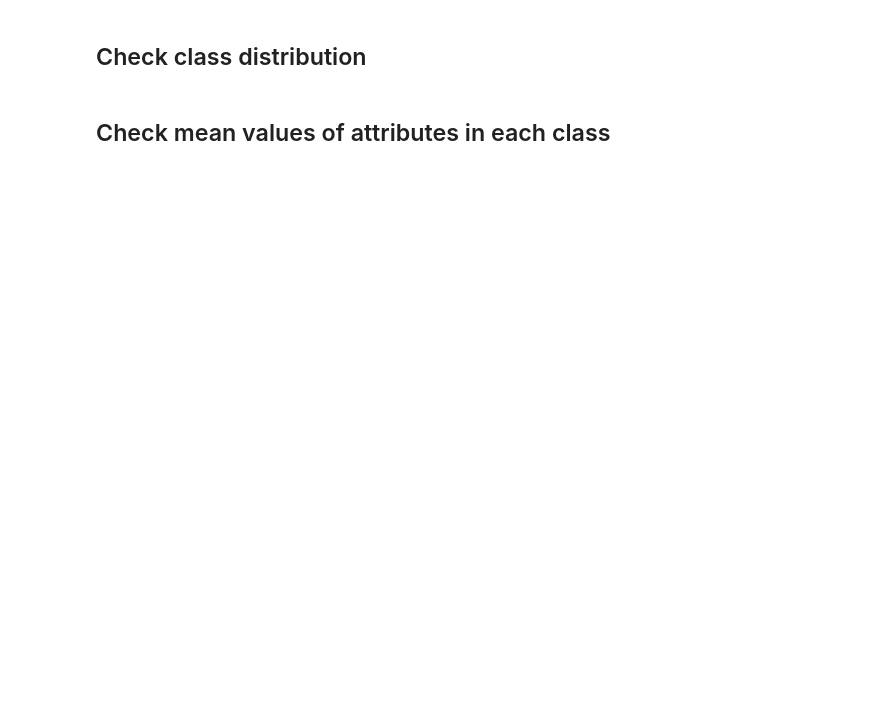
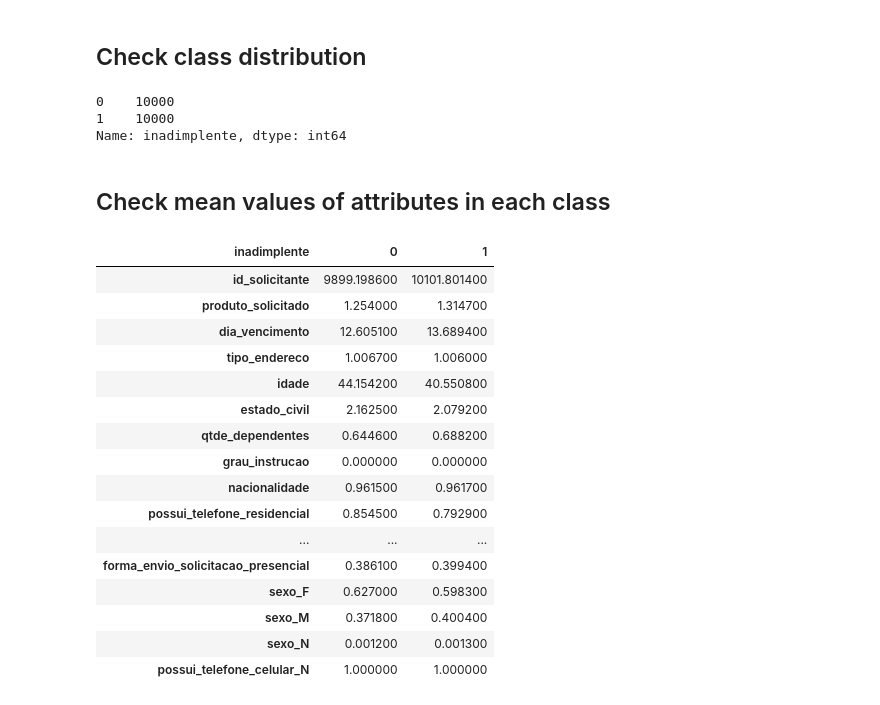
Before and after one commit to lucas-inocencio/Machine-Learning, a Jupyter notebook: src/classif/classificador_credito.ipynb, the cells around one changed output. Cells and saved outputs as stored; diff of their text form; code cells hidden in the pictures; blank space fills up the shorter version.

```diff
--- a/src/classif/classificador_credito.ipynb
+++ b/src/classif/classificador_credito.ipynb
@@ -177,2 +231,8 @@ display(dados['inadimplente'].value_counts())
+# %%
+display(df_train['inadimplente'].value_counts())
+# %% [output]
+0    10000
+1    10000
+Name: inadimplente, dtype: int64
 # %% [markdown]
 ## Check mean values of attributes in each class
@@ -181,0 +239,20 @@ display(dados.groupby(['inadimplente']).mean().T)
+# %%
+display(df_train.groupby(['inadimplente']).mean().T)
+# %% [output]
+| inadimplente | 0 | 1 |
+| id_solicitante | 9899.198600 | 10101.801400 |
+| produto_solicitado | 1.254000 | 1.314700 |
+| dia_vencimento | 12.605100 | 13.689400 |
+| tipo_endereco | 1.006700 | 1.006000 |
+| idade | 44.154200 | 40.550800 |
+| estado_civil | 2.162500 | 2.079200 |
+| qtde_dependentes | 0.644600 | 0.688200 |
+| grau_instrucao | 0.000000 | 0.000000 |
+| nacionalidade | 0.961500 | 0.961700 |
+| possui_telefone_residencial | 0.854500 | 0.792900 |
+| ... | ... | ... |
+| forma_envio_solicitacao_presencial | 0.386100 | 0.399400 |
+| sexo_F | 0.627000 | 0.598300 |
+| sexo_M | 0.371800 | 0.400400 |
+| sexo_N | 0.001200 | 0.001300 |
+| possui_telefone_celular_N | 1.000000 | 1.000000 |
```
Also changed, not shown: parts of 24 cells of this notebook, 7 other files.
